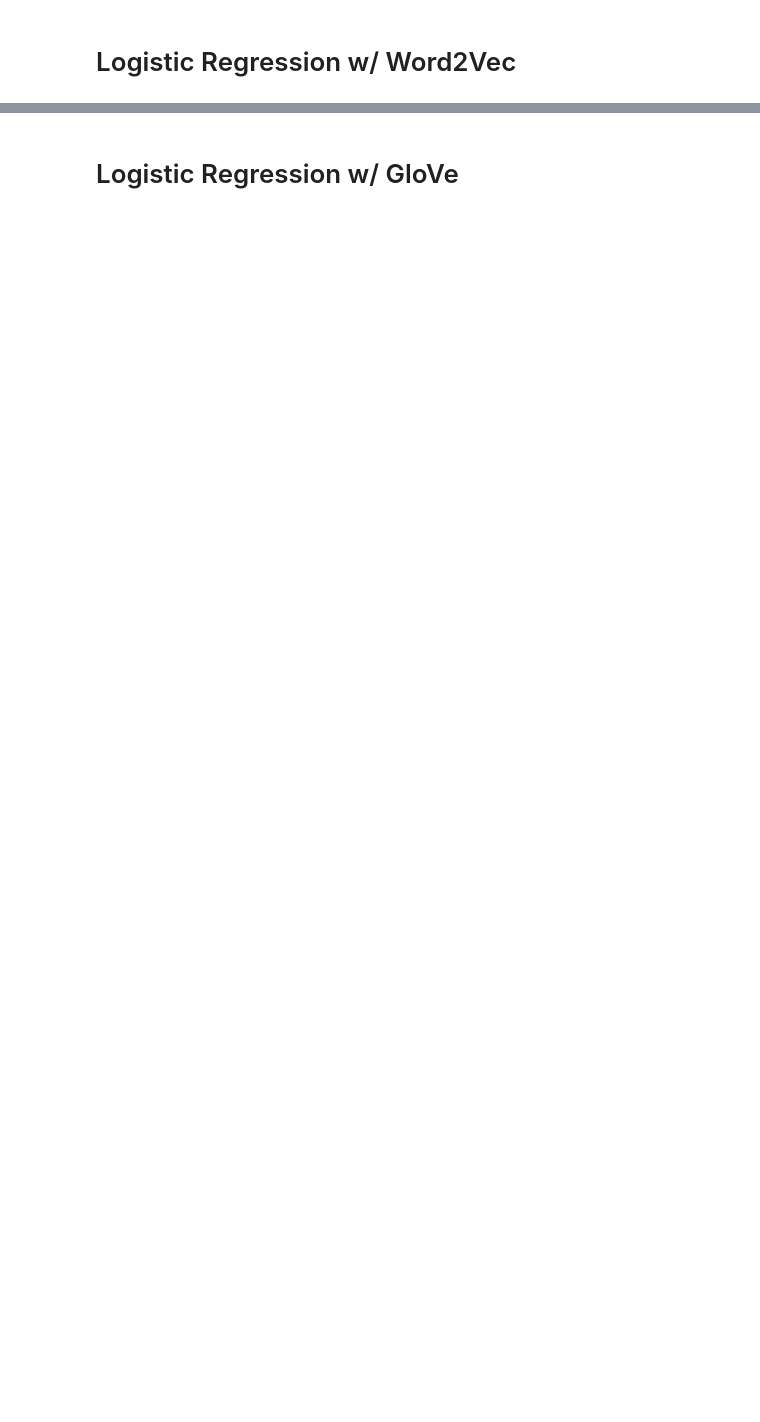
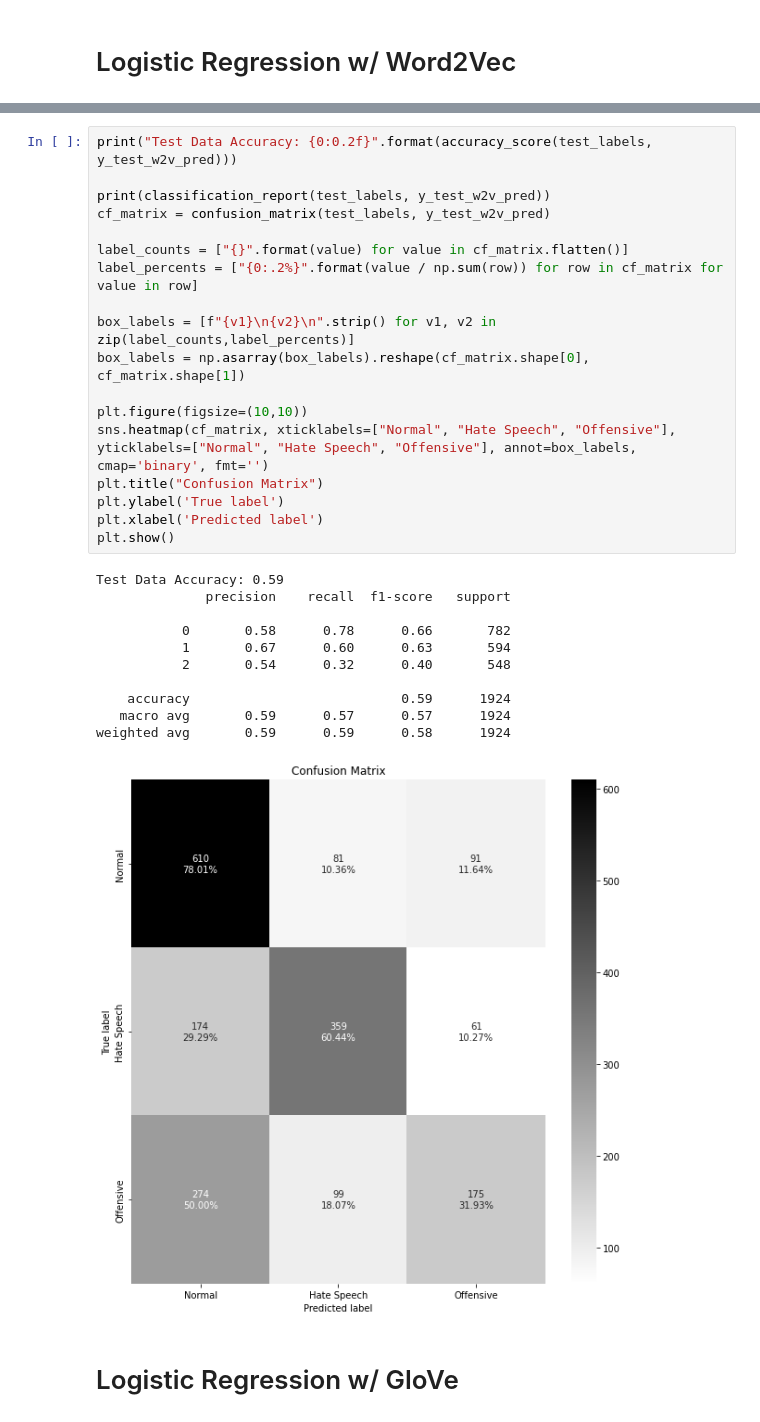
Before and after one commit to hwalli92/nlp_project, a Jupyter notebook: LogisticRegression.ipynb, the cells around one changed output, grey strips where cells are left out. Saved outputs shown, nothing was run; the diff lists cells and outputs as text; blank space fills up the shorter version.

```diff
--- a/LogisticRegression.ipynb
+++ b/LogisticRegression.ipynb
@@ -130,3 +120,33 @@ weighted avg       0.28      0.25      0.20      1924
+# %%
+print("Test Data Accuracy: {0:0.2f}".format(accuracy_score(test_labels, y_test_w2v_pred)))
+
+print(classification_report(test_labels, y_test_w2v_pred))
+cf_matrix = confusion_matrix(test_labels, y_test_w2v_pred)
+
+label_counts = ["{}".format(value) for value in cf_matrix.flatten()]
+label_percents = ["{0:.2%}".format(value / np.sum(row)) for row in cf_matrix for value in row]
+
+box_labels = [f"{v1}\n{v2}\n".strip() for v1, v2 in zip(label_counts,label_percents)]
+box_labels = np.asarray(box_labels).reshape(cf_matrix.shape[0], cf_matrix.shape[1])
+
+plt.figure(figsize=(10,10))
+sns.heatmap(cf_matrix, xticklabels=["Normal", "Hate Speech", "Offensive"], yticklabels=["Normal", "Hate Speech", "Offensive"], annot=box_labels, cmap='binary', fmt='')
+plt.title("Confusion Matrix")
+plt.ylabel('True label')
+plt.xlabel('Predicted label')
+plt.show()
+# %% [output]
+Test Data Accuracy: 0.59
+              precision    recall  f1-score   support
+
+           0       0.58      0.78      0.66       782
+           1       0.67      0.60      0.63       594
+           2       0.54      0.32      0.40       548
+
+    accuracy                           0.59      1924
+   macro avg       0.59      0.57      0.57      1924
+weighted avg       0.59      0.59      0.58      1924
+[figure, added]
 # %% [markdown]
 # Logistic Regression w/ GloVe
 # %%
```
Also changed, not shown: parts of 14 cells of this notebook.
